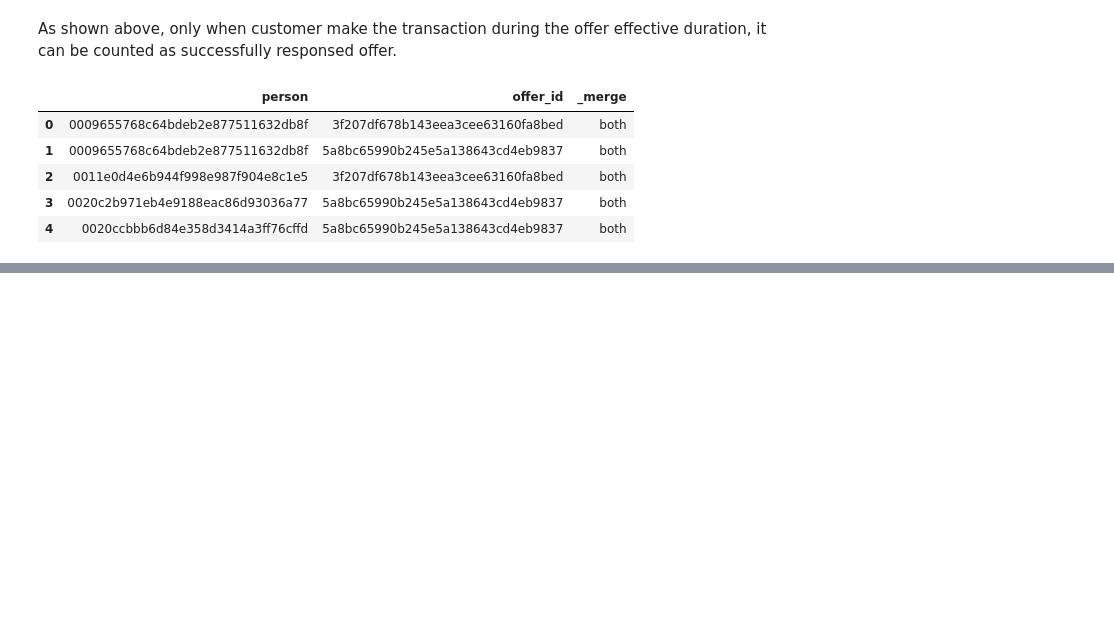
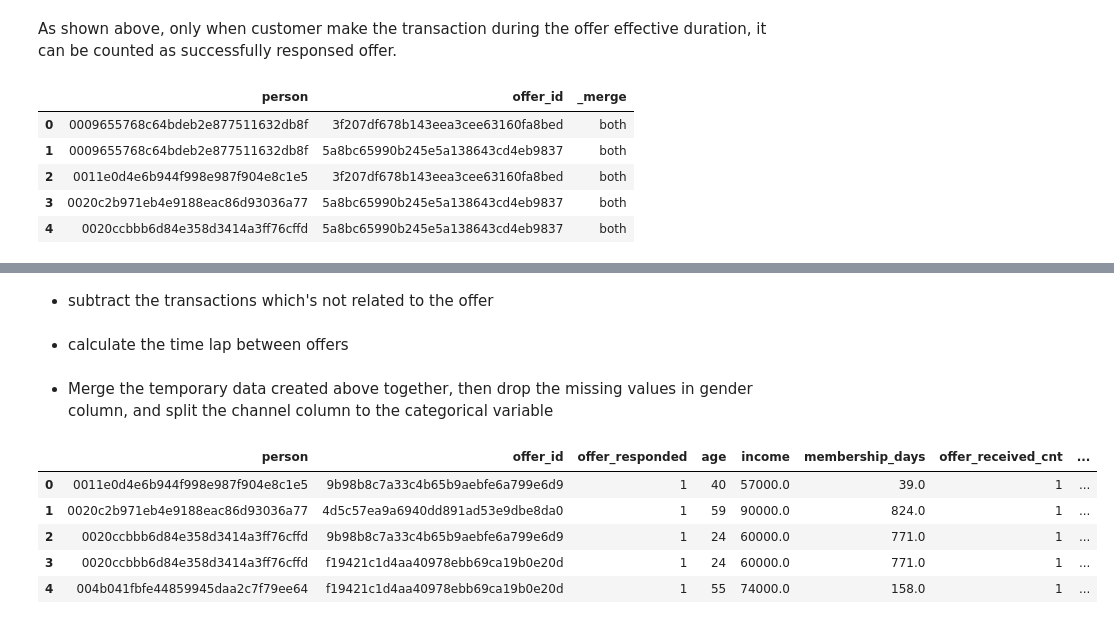
Before and after one commit to JcFreya/Starbucks-Capstone-Challenge, a Jupyter notebook: Starbucks_Capstone_notebook.ipynb, the cells around one changed output, grey strips where cells are left out. Cells and saved outputs as stored; diff of their text form; code cells hidden in the pictures; blank space fills up the shorter version.

```diff
--- a/Starbucks_Capstone_notebook.ipynb
+++ b/Starbucks_Capstone_notebook.ipynb
@@ -617,0 +672,10 @@ informational_offer = info_completed.append(informational_viewed, sort=False)
+# %%
+# generate the count of offers received per person
+offer_cnt=transcript_processed[transcript_processed['event']=='offer received'].groupby(['person','offer_id','time']).count()['event'].reset_index()
+offer_cnt.rename(columns={'event':'offer_received_cnt'},inplace=True)
+
+offer_cnt.drop(['time'], axis=1, inplace=True)
+
+# ensure only unique person-offer_id pairs
+offer_cnt=offer_cnt.groupby(['person','offer_id']).sum().reset_index()
+offer_cnt.head()
@@ -617,0 +689,2 @@ informational_offer = info_completed.append(informational_viewed, sort=False)
+# %% [markdown]
+- subtract the transactions which's not related to the offer
@@ -617,0 +695,2 @@ informational_offer = info_completed.append(informational_viewed, sort=False)
+# %% [markdown]
+- calculate the time lap between offers
@@ -617,0 +710,19 @@ informational_offer = info_completed.append(informational_viewed, sort=False)
+# %% [markdown]
+- Merge the temporary data created above together, then drop the missing values in gender column, and split the channel column to the categorical variable
+# %%
+# merge to get offers received count and invalid amount transacted
+bogo_offer=bogo_offer.merge(offer_cnt[['person','offer_id','offer_received_cnt']],how='left',on=['person','offer_id'])
+bogo_offer=bogo_offer.merge(transactions_not_related[['person','offer_id','amount_invalid']],how='left',on=['person','offer_id'])
+# %%
+# fill missing values for amount_invalid with 0
+bogo_offer['amount_invalid']=bogo_offer['amount_invalid'].fillna(value=0)
+bogo_offer.dropna(inplace=True)
+# %%
+bogo_offer.head()
+# %% [output]
+|  | person | offer_id | offer_responded | age | income | membership_days | offer_received_cnt | ... |
+| 0 | 0011e0d4e6b944f998e987f904e8c1e5 | 9b98b8c7a33c4b65b9aebfe6a799e6d9 | 1 | 40 | 57000.0 | 39.0 | 1 | ... |
+| 1 | 0020c2b971eb4e9188eac86d93036a77 | 4d5c57ea9a6940dd891ad53e9dbe8da0 | 1 | 59 | 90000.0 | 824.0 | 1 | ... |
+| 2 | 0020ccbbb6d84e358d3414a3ff76cffd | 9b98b8c7a33c4b65b9aebfe6a799e6d9 | 1 | 24 | 60000.0 | 771.0 | 1 | ... |
+| 3 | 0020ccbbb6d84e358d3414a3ff76cffd | f19421c1d4aa40978ebb69ca19b0e20d | 1 | 24 | 60000.0 | 771.0 | 1 | ... |
+| 4 | 004b041fbfe44859945daa2c7f79ee64 | f19421c1d4aa40978ebb69ca19b0e20d | 1 | 55 | 74000.0 | 158.0 | 1 | ... |
```
Also changed, not shown: parts of 22 cells of this notebook.
